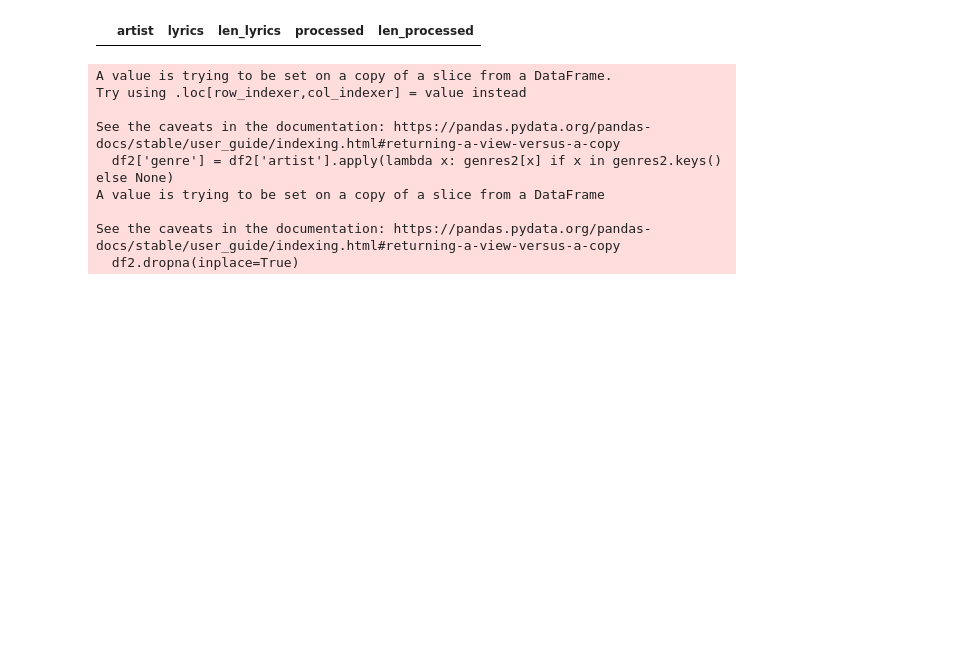
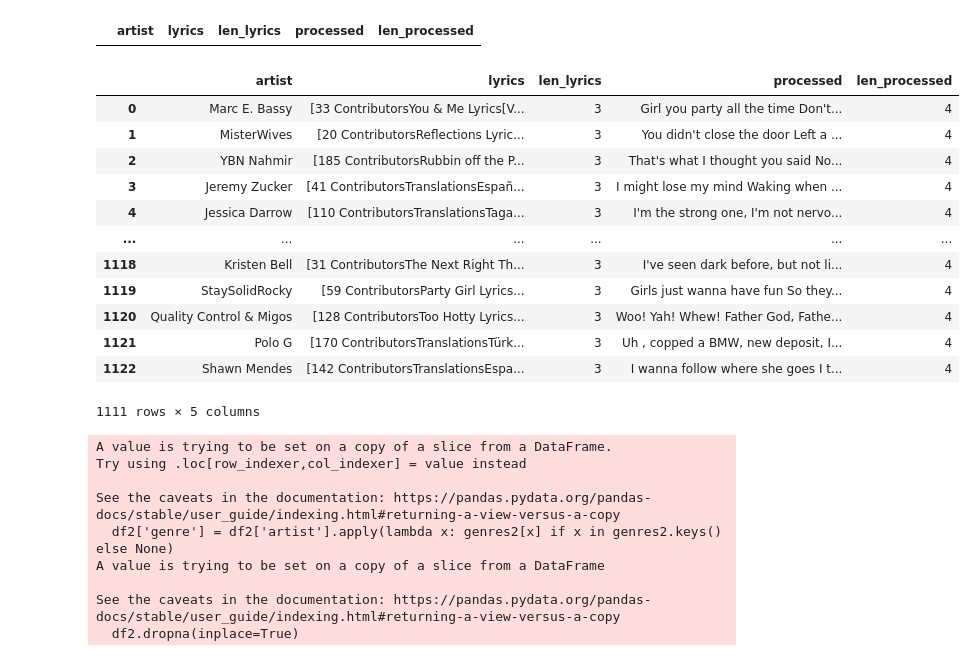
Before and after one commit to radziko/CompSocSci, a Jupyter notebook: project/lyrics/lyrics.ipynb, the cells around one changed output. Drawn from its saved outputs; the diff is of its cells as text; code cells hidden in the pictures; blank space fills up the shorter version.

Commit message:
final lyrics

```diff
--- a/project/lyrics/lyrics.ipynb
+++ b/project/lyrics/lyrics.ipynb
@@ -29,4 +29,4 @@ artist_list
 array(['Post Malone', 'Roddy Ricch', 'Doja Cat', ..., 'Jarryd James',
        'Rebel Wilson', 'Purity Ring'], dtype=object)
 # %%
-genius_artist = genius.search_artist('Doja Cat', max_songs=3, sort="popularity", allow_name_change=True)
+genius_artist = genius.search_artist('Eminem', max_songs=3, sort="popularity", allow_name_change=True)
@@ -35,6 +48,5 @@ genius_artist.songs[0].lyrics
 # %%
 files = os.listdir()
 done_list = artist_list
-files = [f.split('.')[0] for f in files if f.endswith('.json')]
+files = [Path(f).stem for f in files if f.endswith('.json')]
 remaining = np.setdiff1d(done_list, files)
-print(len(remaining))
@@ -42,0 +97,2 @@ print(len(remaining))
+# %%
+remaining = [x.strip() for x in remaining if "!" not in x]
@@ -43,14 +107,19 @@ print(len(remaining))
 # %%
-import multiprocessing as mp
+def get_artist(artist):
+    while True:
+        try:
+            genius_artist = genius.search_artist(artist, max_songs=3, sort="popularity", allow_name_change=True)
 
-def get_artist(artist):
+            if genius_artist is not None:
+                break
+        except Exception as e:
+            print(e)
     try:
-        genius_artist = genius.search_artist(artist, max_songs=3, sort="popularity", allow_name_change=True)
-        genius_artist.save_lyrics(f'{artist}', verbose=False, overwrite=True)
+        genius_artist.save_lyrics(f'{artist}', verbose=False, overwrite=True, ensure_ascii=True)
 
     except Exception as e:
         print(e)
 
-with mp.Pool(mp.cpu_count()) as pool:
-    results = list(tqdm(pool.imap(get_artist, remaining), total=len(remaining)))
+for artist in remaining[21:]:
+    get_artist(artist)
 # %% [output]
@@ -133,6 +208,22 @@ df1[df1['len_processed'] < 2]
 |  | artist | lyrics | len_lyrics | processed | len_processed |
 # %%
 df1['processed'] = df1['processed'].apply(lambda x: x[1])
+# %%
+df1
+# %% [output]
+|  | artist | lyrics | len_lyrics | processed | len_processed |
+| 0 | Marc E. Bassy | [33 ContributorsYou & Me Lyrics[V... | 3 | Girl you party all the time Don't... | 4 |
+| 1 | MisterWives | [20 ContributorsReflections Lyric... | 3 | You didn't close the door Left a ... | 4 |
+| 2 | YBN Nahmir | [185 ContributorsRubbin off the P... | 3 | That's what I thought you said No... | 4 |
+| 3 | Jeremy Zucker | [41 ContributorsTranslationsEspañ... | 3 | I might lose my mind Waking when ... | 4 |
+| 4 | Jessica Darrow | [110 ContributorsTranslationsTaga... | 3 | I'm the strong one, I'm not nervo... | 4 |
+| ... | ... | ... | ... | ... | ... |
+| 1118 | Kristen Bell | [31 ContributorsThe Next Right Th... | 3 | I've seen dark before, but not li... | 4 |
+| 1119 | StaySolidRocky | [59 ContributorsParty Girl Lyrics... | 3 | Girls just wanna have fun So they... | 4 |
+| 1120 | Quality Control & Migos | [128 ContributorsToo Hotty Lyrics... | 3 | Woo! Yah! Whew! Father God, Fathe... | 4 |
+| 1121 | Polo G | [170 ContributorsTranslationsTürk... | 3 | Uh , copped a BMW, new deposit, I... | 4 |
+| 1122 | Shawn Mendes | [142 ContributorsTranslationsEspa... | 3 | I wanna follow where she goes I t... | 4 |
+1111 rows × 5 columns
 # %%
 df2 = df1[['artist', 'processed']]
 genres = pd.read_pickle('../dict_genresPreProcessed.pickle')
```
Also changed, not shown: parts of 12 cells of this notebook, 25 other files.
